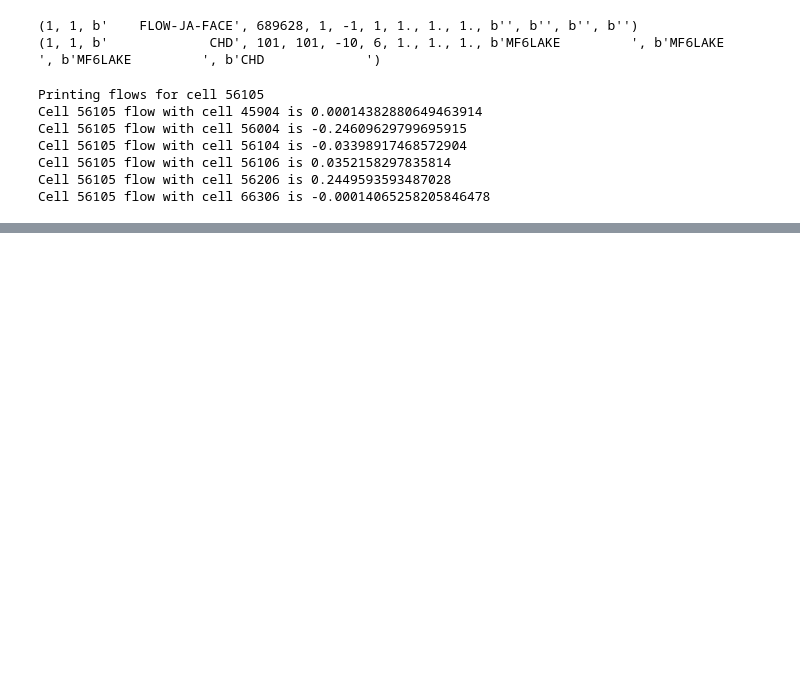
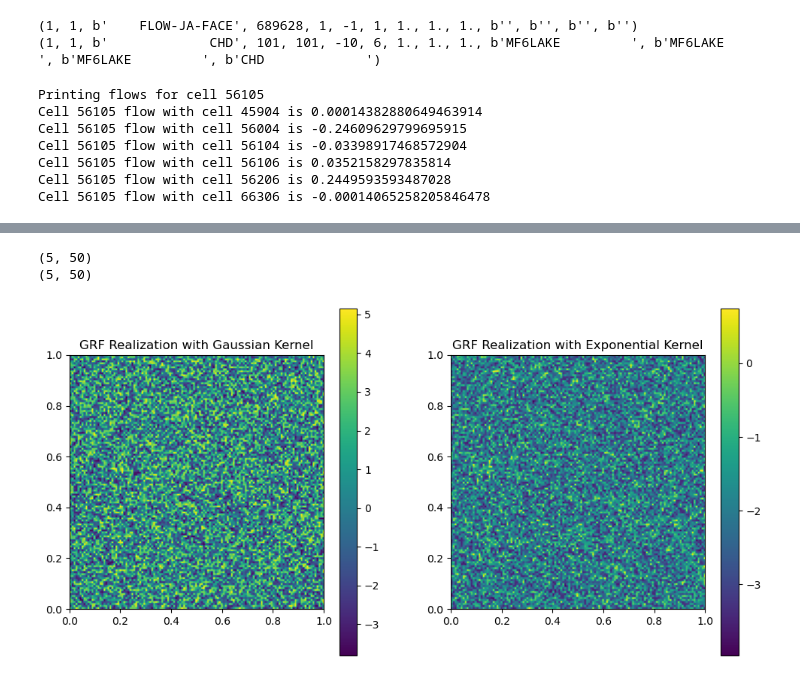
Before and after one commit to QuanGuo/flopy_example, a Jupyter notebook: mf6_simple_model_example.ipynb, the cells around one changed output, grey strips where cells are left out. Drawn from its saved outputs; the diff is of its cells as text; code cells hidden in the pictures; blank space fills up the shorter version.

```diff
--- a/mf6_simple_model_example.ipynb
+++ b/mf6_simple_model_example.ipynb
@@ -464,0 +594,70 @@ except:
+# %%
+def generate_multiple_grfs_from_eigen(eigenvalues, eigenvectors, n_realizations=1):
+    """
+    Generate multiple Gaussian Random Fields using the provided eigenvalues and eigenvectors,
+    more efficiently using vectorized operations.
+
+    Parameters:
+    eigenvalues: ndarray
+        Eigenvalues from the Nyström method.
+    eigenvectors: ndarray
+        Eigenvectors from the Nyström method.
+    n_realizations: int
+        The number of random field realizations to generate.
+
+    Returns:
+    grfs: ndarray
+        The generated Gaussian Random Fields.
+    """
+    # Generate all random coefficients at once
+    random_coefficients = np.random.normal(size=(n_realizations, eigenvalues.size)) * np.sqrt(eigenvalues)
+    print(random_coefficients.shape)
+    # Perform matrix multiplication using broadcasting
+    grfs= random_coefficients @ (eigenvectors.T)
+
+    return grfs
+
+# Example usage (assuming eigenvalues and eigenvectors are defined in your environment)
+n_realizations = 5
+grid_size = 128
+
+# Generate multiple GRFs for Gaussian kernel
+# grfs_gaussian = generate_multiple_grfs_from_eigen(eigenvalues_gaussian, eigenvectors_gaussian, n_realizations)
+# Reshape for visualization
+# grfs_gaussian_reshaped = grfs_gaussian.reshape(n_realizations, grid_size, grid_size)
+
+# Generate multiple GRFs for Exponential kernel
+# grfs_exponential = generate_multiple_grfs_from_eigen(eigenvalues_exponential, eigenvectors_exponential, n_realizations)
+# Reshape for visualization
+# grfs_exponential_reshaped = grfs_exponential.reshape(n_realizations, grid_size, grid_size)
+
+# [Your plotting code here]
+
+# Reminder: The above code requires eigenvalues and eigenvectors to be precomputed in your environment.
+
+# Generate multiple GRFs for Gaussian kernel
+grfs_gaussian = generate_multiple_grfs_from_eigen(eigenvalues_gaussian, eigenvectors_gaussian, n_realizations)
+grfs_gaussian_reshaped = [grf.reshape((grid_size, grid_size)) for grf in grfs_gaussian]
+
+# Generate multiple GRFs for Exponential kernel
+grfs_exponential = generate_multiple_grfs_from_eigen(eigenvalues_exponential, eigenvectors_exponential, n_realizations)
+grfs_exponential_reshaped = [grf.reshape((grid_size, grid_size)) for grf in grfs_exponential]
+
+# Plotting one realization from each kernel for demonstration
+plt.figure(figsize=(12, 6))
+
+plt.subplot(1, 2, 1)
+plt.imshow(grfs_gaussian_reshaped[0], extent=(0, 1, 0, 1))
+plt.title('GRF Realization with Gaussian Kernel')
+plt.colorbar()
+
+plt.subplot(1, 2, 2)
+plt.imshow(grfs_exponential_reshaped[0], extent=(0, 1, 0, 1))
+plt.title('GRF Realization with Exponential Kernel')
+plt.colorbar()
+
+plt.show()
+# %% [output]
+(5, 50)
+(5, 50)
+[figure, added]
```
Also changed, not shown: parts of 13 cells of this notebook, 1 other file.
